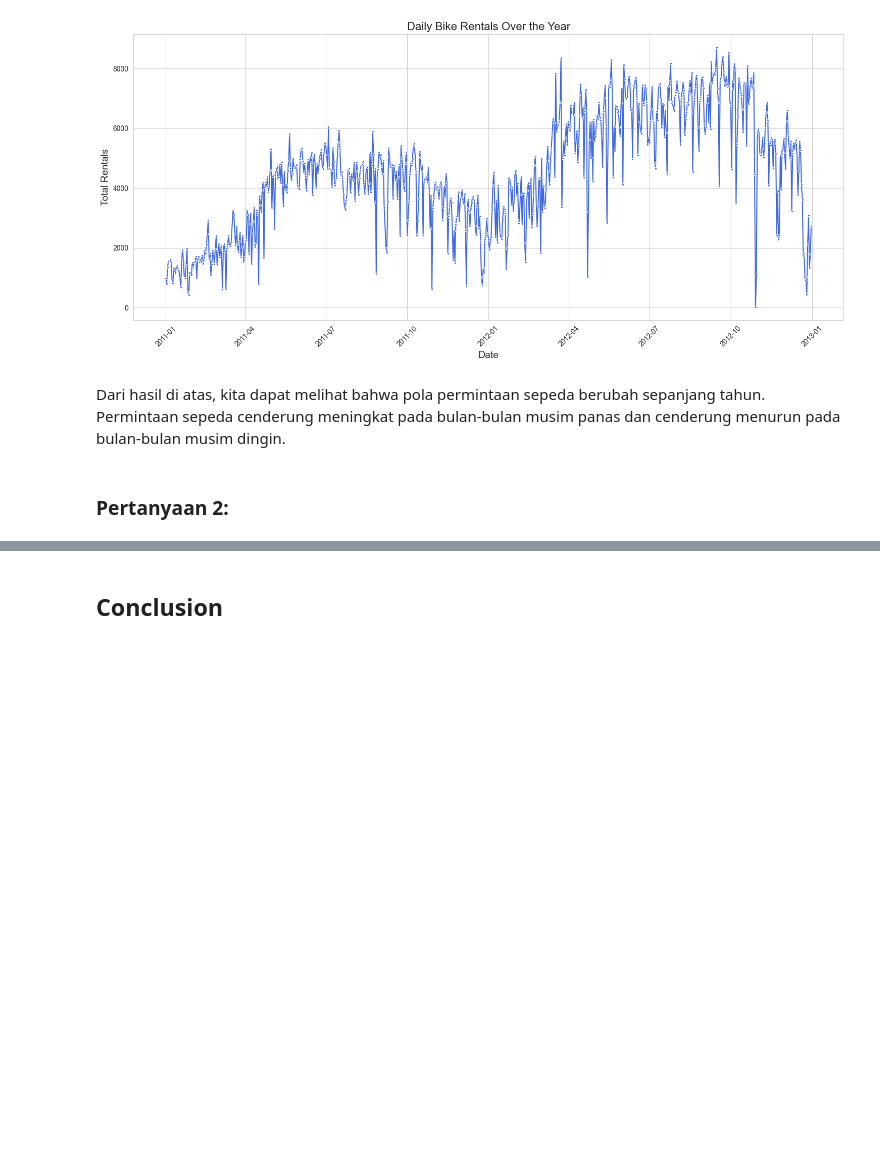
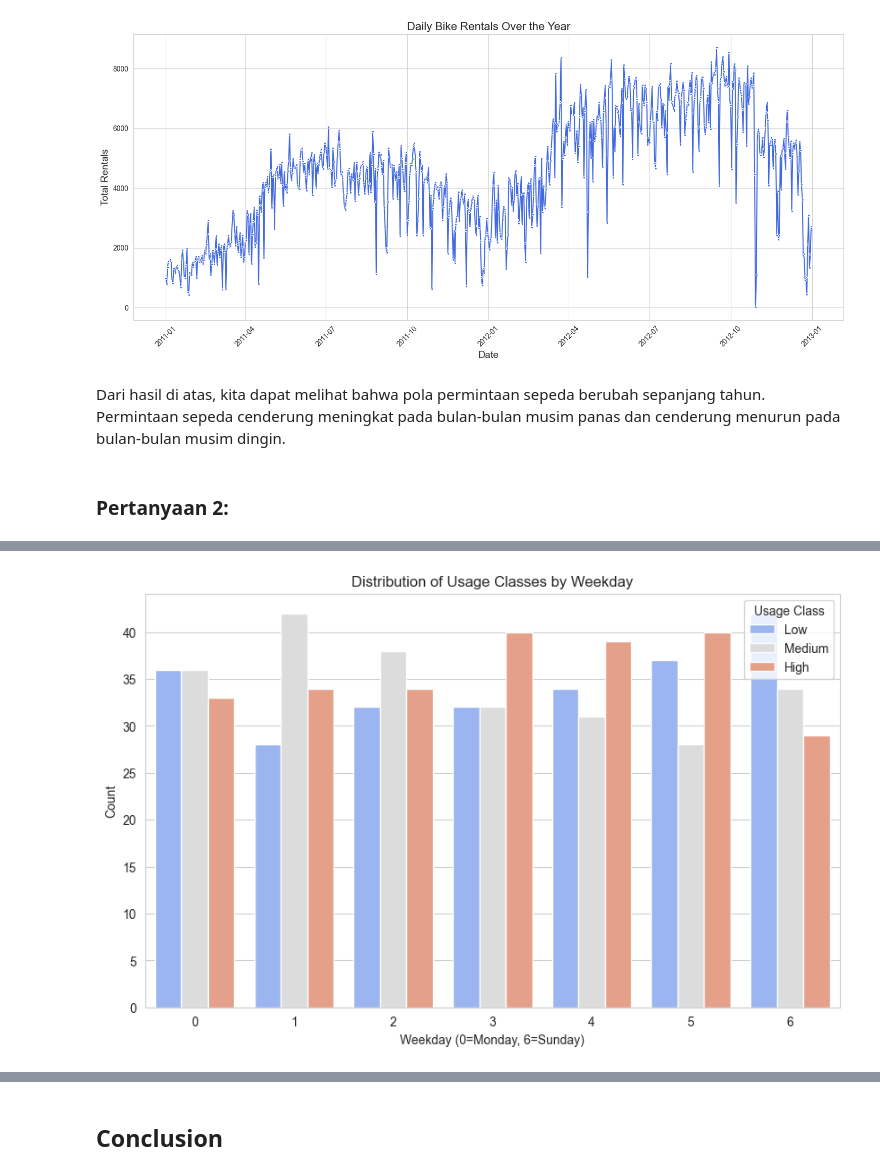
Before and after one commit to aprilrian/data-analysis-project, a Jupyter notebook: submission/notebook.ipynb, the cells around one changed output, grey strips where cells are left out. Saved outputs shown, nothing was run; the diff lists cells and outputs as text; code cells hidden in the pictures; blank space fills up the shorter version.

```diff
--- a/submission/notebook.ipynb
+++ b/submission/notebook.ipynb
@@ -571,0 +636,28 @@ Dari hasil di atas, kita dapat melihat bahwa kita bisa mengklasifikasikan pelang
+# %%
+daily_data['total'] = daily_data['casual'] + daily_data['registered']
+
+quantiles = daily_data['total'].quantile([0.33, 0.66])
+
+def classify_usage(row):
+    if row['total'] <= quantiles.iloc[0]:
+        return 'Low'
+    elif row['total'] <= quantiles.iloc[1]:
+        return 'Medium'
+    else:
+        return 'High'
+
+daily_data['usage_class'] = daily_data.apply(classify_usage, axis=1)
+
+daily_data['weekday'] = daily_data['dteday'].dt.weekday
+
+plt.figure(figsize=(10, 6))
+
+sns.countplot(x='weekday', hue='usage_class', data=daily_data, palette='coolwarm')
+plt.title('Distribution of Usage Classes by Weekday')
+plt.xlabel('Weekday (0=Monday, 6=Sunday)')
+plt.ylabel('Count')
+plt.legend(title='Usage Class')
+
+plt.show()
+# %% [output]
+[figure, added]
```
Also changed, not shown: parts of 19 cells of this notebook, 6 other files.
